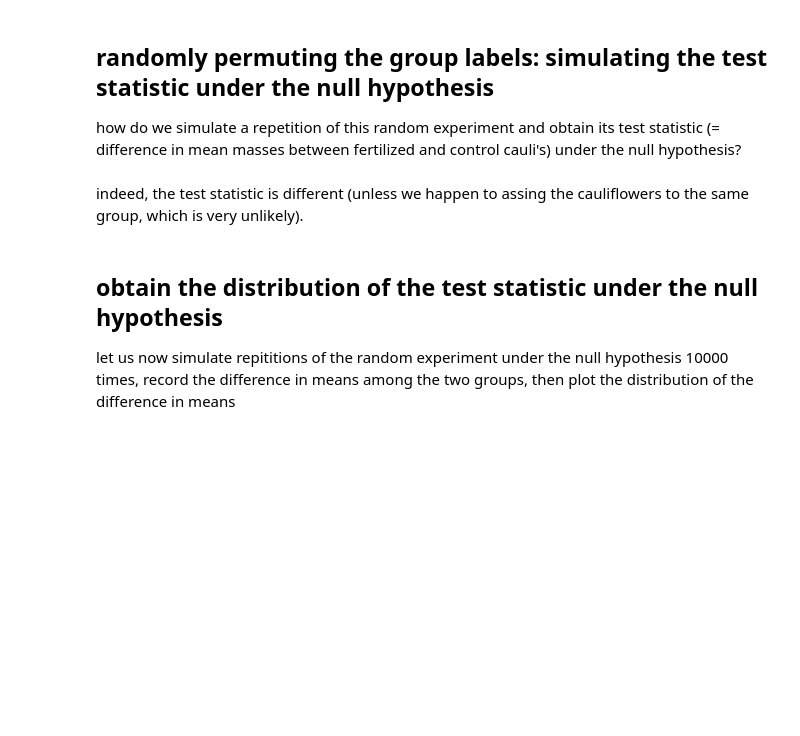
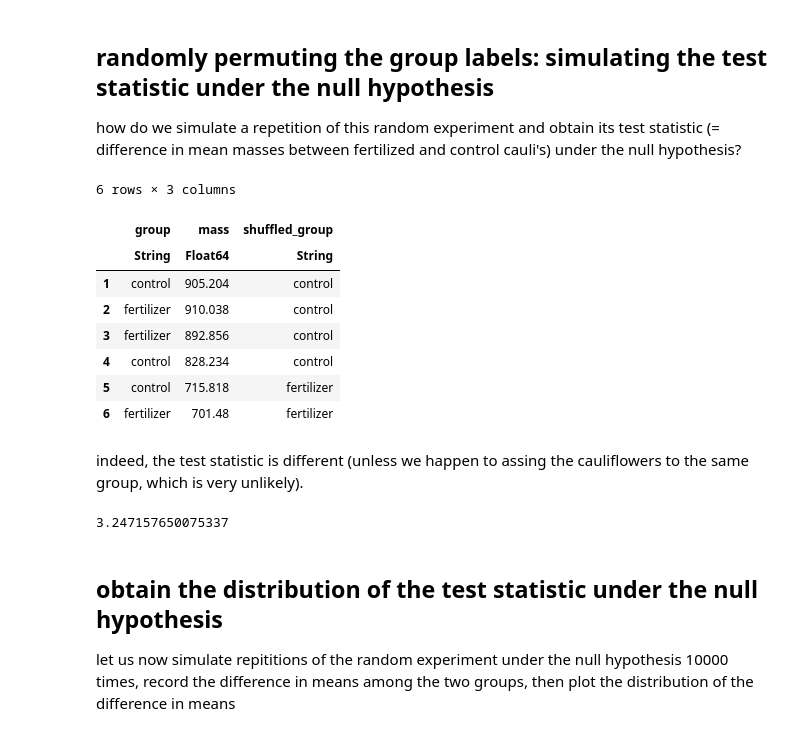
Before and after one commit to HeatherMM1321/CHE599_intro_to_datascience_f19, a Jupyter notebook: notes/permutation_test_in_class.ipynb, the cells around one changed output. Cells and saved outputs as stored; diff of their text form; code cells hidden in the pictures; blank space fills up the shorter version.

```diff
--- a/notes/permutation_test_in_class.ipynb
+++ b/notes/permutation_test_in_class.ipynb
@@ -119,8 +140,26 @@ end
 # %% [markdown]
 ## randomly permuting the group labels: simulating the test statistic under the null hypothesis
 how do we simulate a repetition of this random experiment and obtain its test statistic (= difference in mean masses between fertilized and control cauli's) under the null hypothesis?
+# %%
+#mass stays the same because we are assuming that the null is true
+df[!, :shuffled_group] = shuffle(df[:, :group])
+first(df, 6)
+# %% [output]
+6 rows × 3 columns
+|  | group | mass | shuffled_group |
+|  | String | Float64 | String |
+| 1 | control | 905.204 | control |
+| 2 | fertilizer | 910.038 | control |
+| 3 | fertilizer | 892.856 | control |
+| 4 | control | 828.234 | control |
+| 5 | control | 715.818 | fertilizer |
+| 6 | fertilizer | 701.48 | fertilizer |
 # %% [markdown]
 indeed, the test statistic is different (unless we happen to assing the cauliflowers to the same group, which is very unlikely).
+# %%
+new_test_statistics = difference_in_means(df, :shuffled_group)
+# %% [output]
+3.247157650075337
 # %% [markdown]
 ## obtain the distribution of the test statistic under the null hypothesis
 
```
Also changed, not shown: parts of 5 cells of this notebook, 5 other files.
